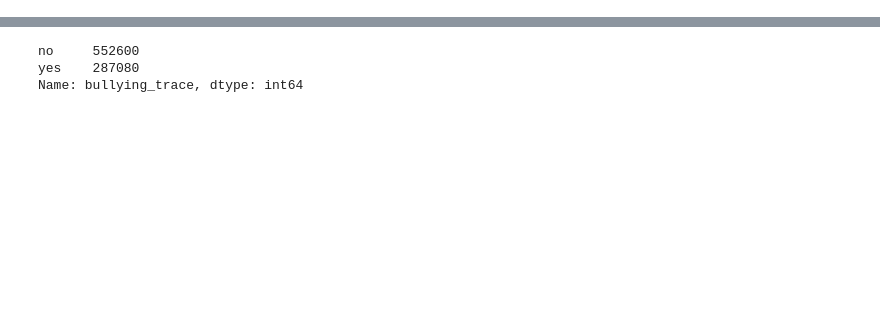
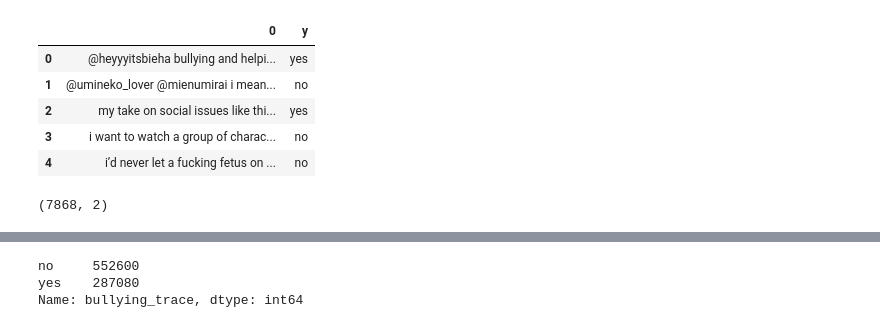
Before and after one commit to nitimkc/cyberbullying, a Jupyter notebook: jupyter/final_data_analysis.ipynb, the cells around one changed output, grey strips where cells are left out. Drawn from its saved outputs; the diff is of its cells as text; code cells hidden in the pictures; blank space fills up the shorter version.

```diff
--- a/jupyter/final_data_analysis.ipynb
+++ b/jupyter/final_data_analysis.ipynb
@@ -1,3 +267,31 @@
+# %%
+from pathlib import Path
+import pandas as pd
+import os
+
+
+# ROOT = Path('C:\\Users\\niti.mishra\\Documents\\Personal\\cyberbullying\\') # windows
+ROOT = Path('/Users/peaceforlives/Documents/Projects/cyberbullying/')         # mac
+CORPUS = Path.joinpath(ROOT, 'data', 'labelled_tweets', 'ab')
+DOC_PATTERN = r'.*\.json'
+target = 'bullying_trace'
+
+corpus = TweetsCorpusReader(CORPUS.__str__(), DOC_PATTERN, bullying_trace=target)
+X = pd.DataFrame(corpus.strings())
+X['y'] = list(corpus.fields(target))
+pd.options.display.max_colwidth = 5000
+X.head()
+# %% [output]
+|  | 0 | y |
+| 0 | @heyyyitsbieha bullying and helpi... | yes |
+| 1 | @umineko_lover @mienumirai i mean... | no |
+| 2 | my take on social issues like thi... | yes |
+| 3 | i want to watch a group of charac... | no |
+| 4 | i’d never let a fucking fetus on ... | no |
+# %%
+X.shape
+# %% [output]
+(7868, 2)
 # %%
 import glob
 from pathlib import Path
```
Also changed, not shown: parts of 4 cells of this notebook, 37 other files.
